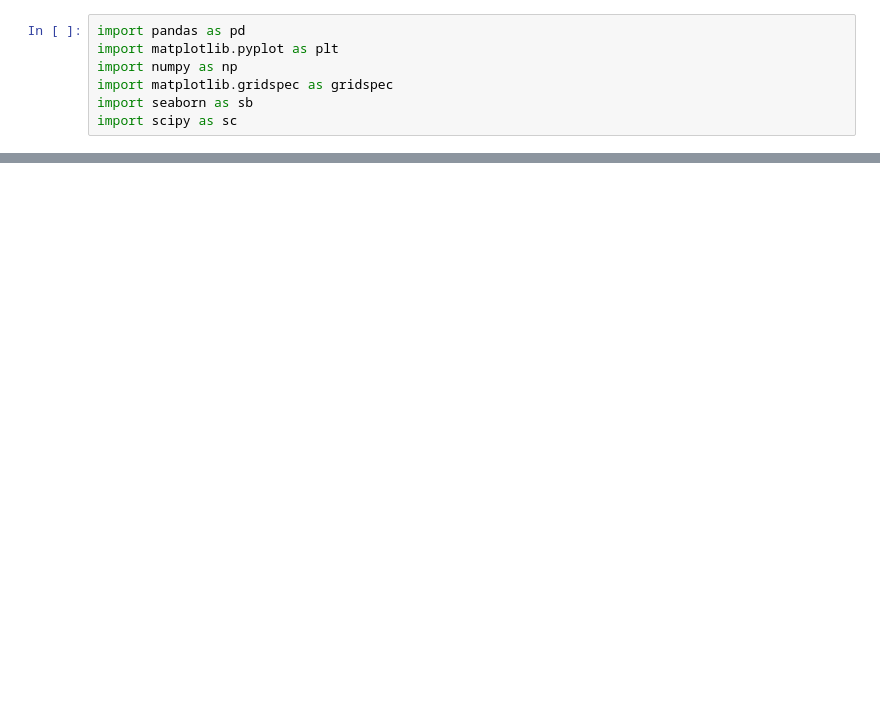
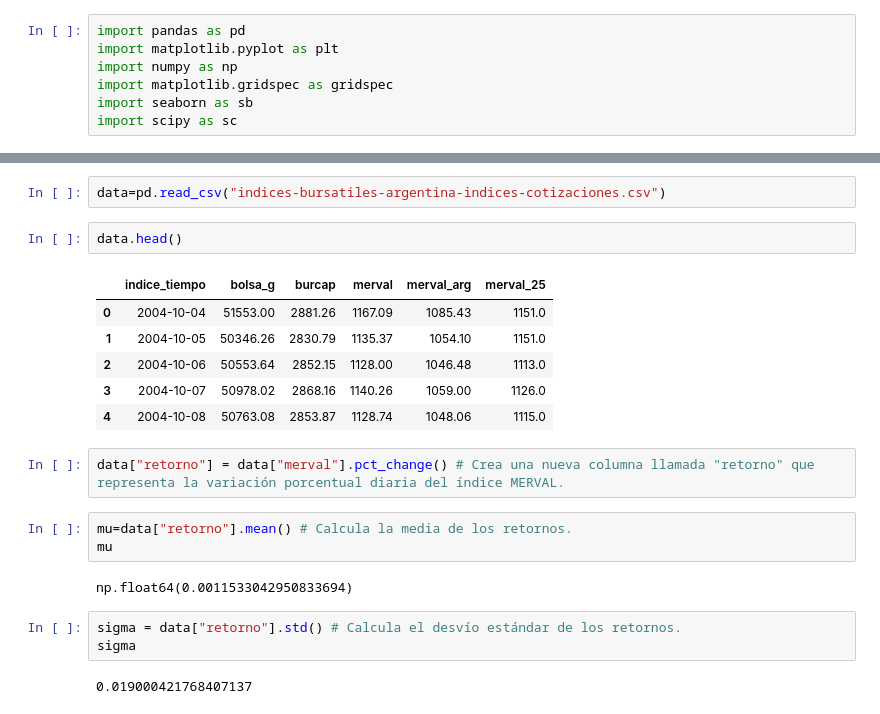
Before and after one commit to AxelPradela/ProbabilidadyEstadistica, a Jupyter notebook: ProbabilidadyEstadistica.ipynb, the cells around one changed output, grey strips where cells are left out. Saved outputs shown, nothing was run; the diff lists cells and outputs as text; blank space fills up the shorter version.

```diff
--- a/ProbabilidadyEstadistica.ipynb
+++ b/ProbabilidadyEstadistica.ipynb
@@ -38,0 +16,23 @@ plt.show()
+# %%
+data=pd.read_csv("indices-bursatiles-argentina-indices-cotizaciones.csv")
+# %%
+data.head()
+# %% [output]
+|  | indice_tiempo | bolsa_g | burcap | merval | merval_arg | merval_25 |
+| 0 | 2004-10-04 | 51553.00 | 2881.26 | 1167.09 | 1085.43 | 1151.0 |
+| 1 | 2004-10-05 | 50346.26 | 2830.79 | 1135.37 | 1054.10 | 1151.0 |
+| 2 | 2004-10-06 | 50553.64 | 2852.15 | 1128.00 | 1046.48 | 1113.0 |
+| 3 | 2004-10-07 | 50978.02 | 2868.16 | 1140.26 | 1059.00 | 1126.0 |
+| 4 | 2004-10-08 | 50763.08 | 2853.87 | 1128.74 | 1048.06 | 1115.0 |
+# %%
+data["retorno"] = data["merval"].pct_change() # Crea una nueva columna llamada "retorno" que representa la variación porcentual diaria del índice MERVAL.
+# %%
+mu=data["retorno"].mean() # Calcula la media de los retornos.
+mu
+# %% [output]
+np.float64(0.0011533042950833694)
+# %%
+sigma = data["retorno"].std() # Calcula el desvío estándar de los retornos.
+sigma
+# %% [output]
+0.019000421768407137
```
Also changed, not shown: parts of 5 cells of this notebook.
